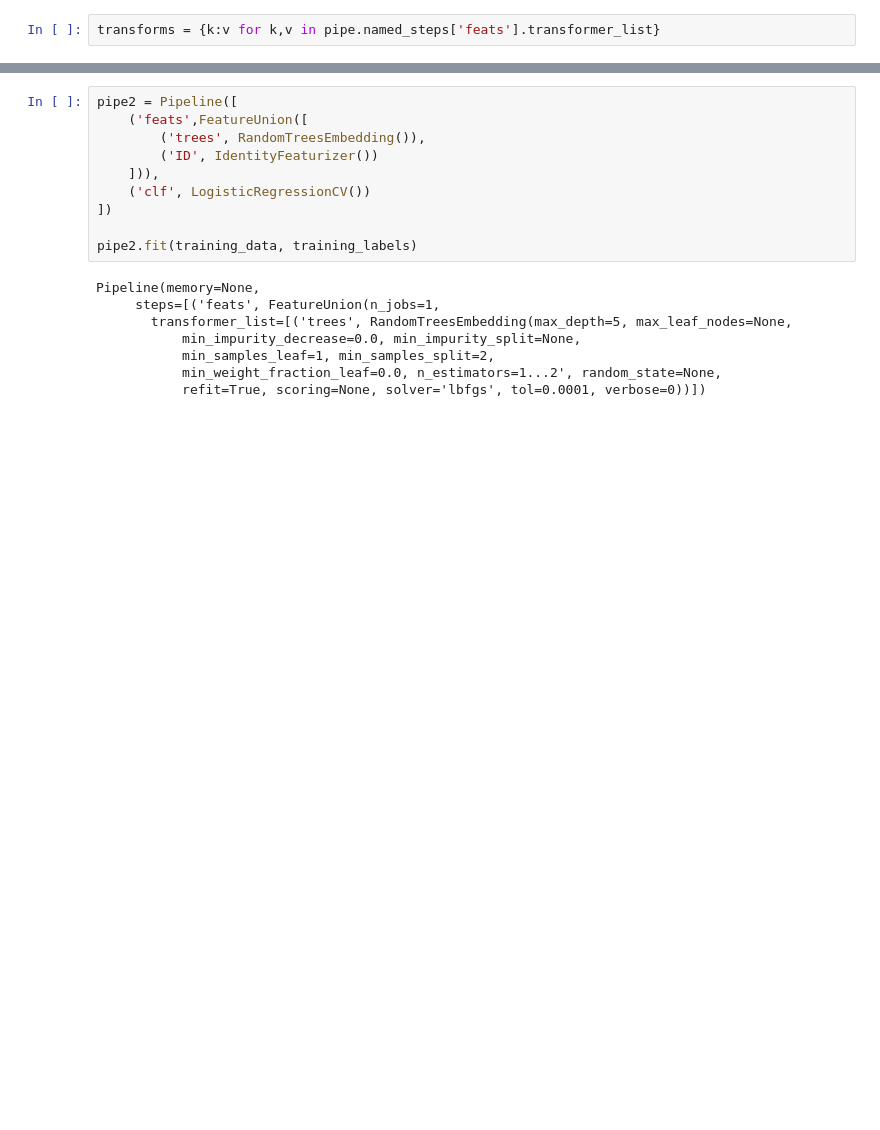
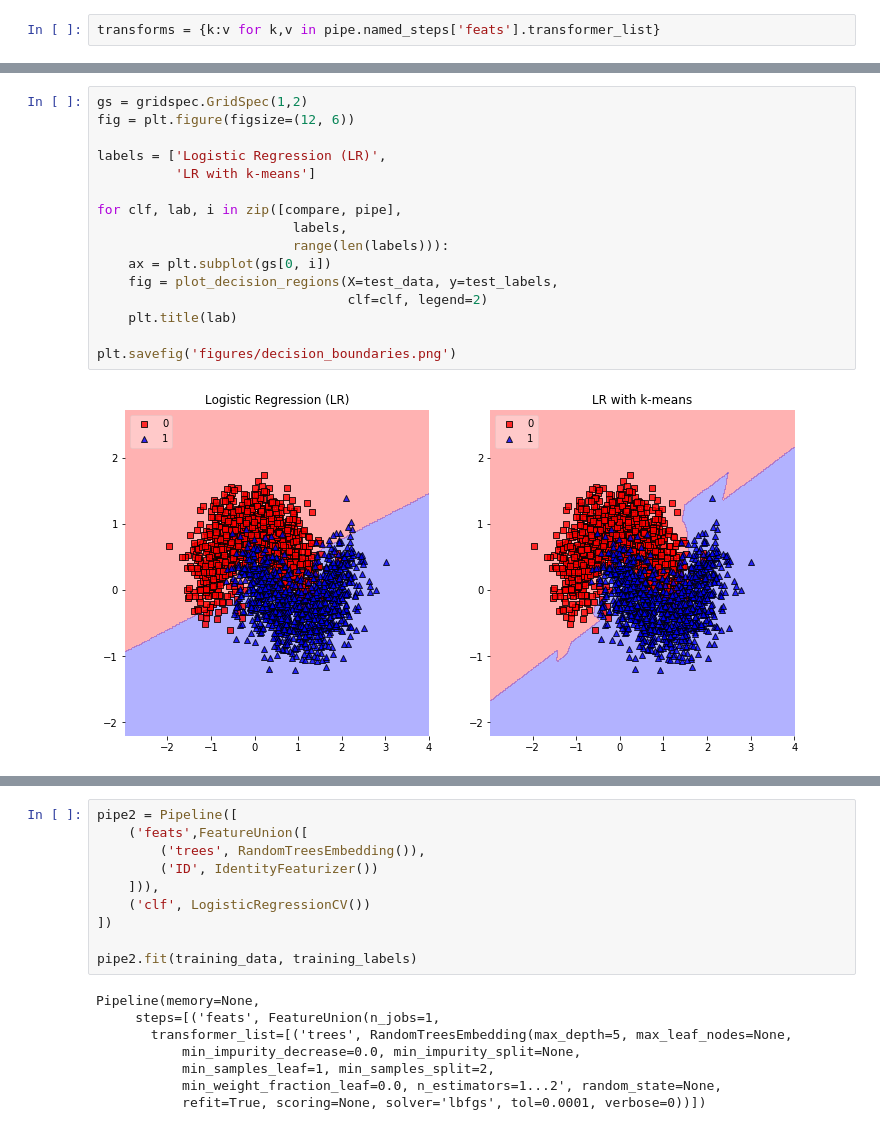
Before and after one commit to davidrosenberg/mlcourse, a Jupyter notebook: Labs/features/vector_quantization.ipynb, the cells around one changed output, grey strips where cells are left out. Cells and saved outputs as stored; diff of their text form; blank space fills up the shorter version.

```diff
--- a/Labs/features/vector_quantization.ipynb
+++ b/Labs/features/vector_quantization.ipynb
@@ -133,0 +149,18 @@ plt.legend()
+# %%
+gs = gridspec.GridSpec(1,2)
+fig = plt.figure(figsize=(12, 6))
+
+labels = ['Logistic Regression (LR)',
+          'LR with k-means']
+
+for clf, lab, i in zip([compare, pipe],
+                         labels,
+                         range(len(labels))):
+    ax = plt.subplot(gs[0, i])
+    fig = plot_decision_regions(X=test_data, y=test_labels,
+                                clf=clf, legend=2)
+    plt.title(lab)
+
+plt.savefig('figures/decision_boundaries.png')
+# %% [output]
+[figure, added]
```
Also changed, not shown: parts of 9 cells of this notebook, 22 other files.
